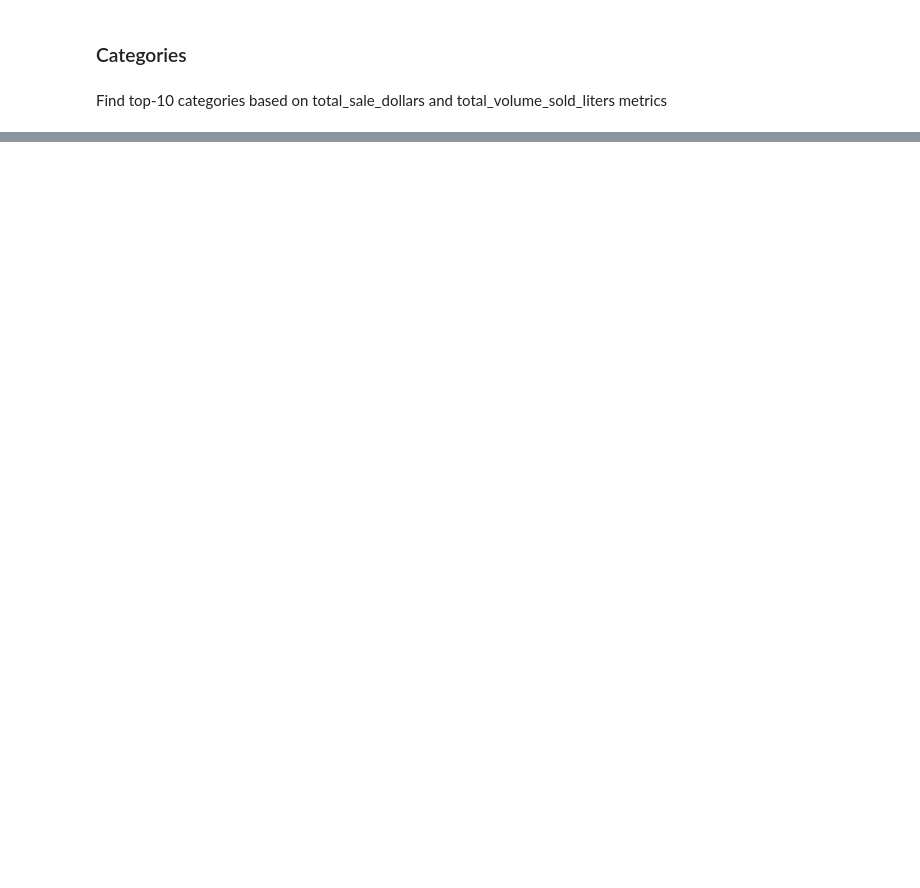
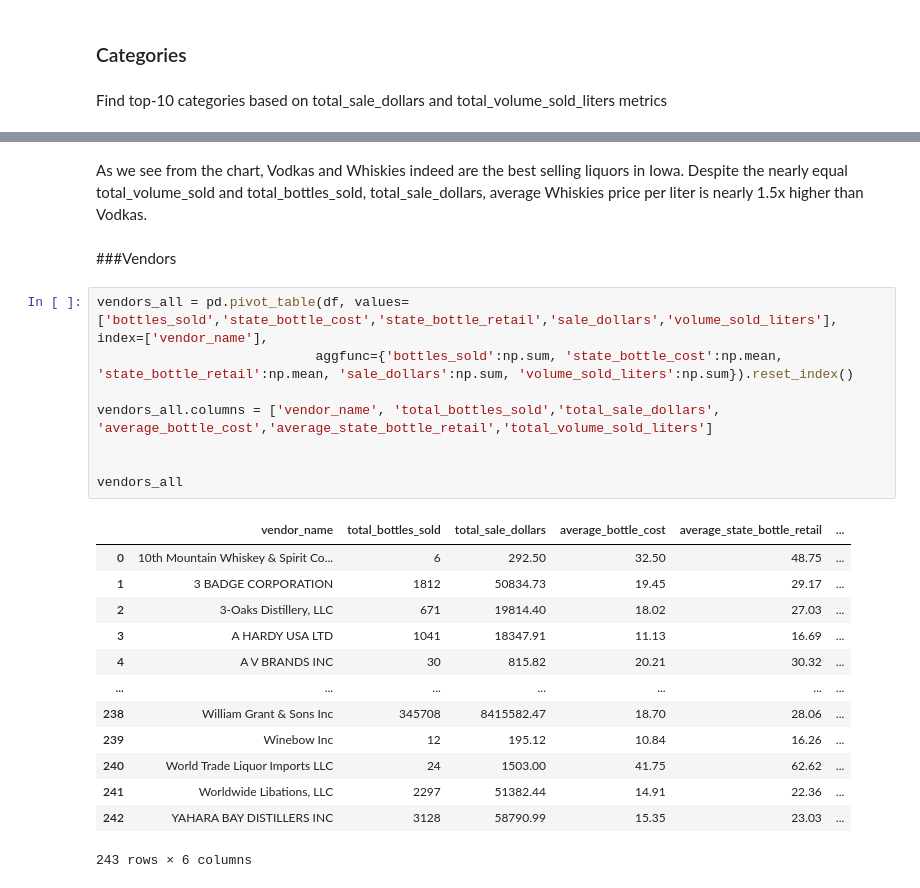
Before and after one commit to polesh21/iowa_liquor_sales, a Jupyter notebook: EDA_iowa.ipynb, the cells around one changed output, grey strips where cells are left out. Drawn from its saved outputs; the diff is of its cells as text; blank space fills up the shorter version.

```diff
--- a/EDA_iowa.ipynb
+++ b/EDA_iowa.ipynb
@@ -346,0 +455,26 @@ Find top-10 categories based on total_sale_dollars and total_volume_sold_liters
+# %% [markdown]
+As we see from the chart, Vodkas and Whiskies indeed are the best selling liquors in Iowa. Despite the nearly equal total_volume_sold and total_bottles_sold, total_sale_dollars, average Whiskies price per liter is nearly 1.5x higher than Vodkas.
+# %% [markdown]
+###Vendors
+# %%
+vendors_all = pd.pivot_table(df, values=['bottles_sold','state_bottle_cost','state_bottle_retail','sale_dollars','volume_sold_liters'], index=['vendor_name'],
+                            aggfunc={'bottles_sold':np.sum, 'state_bottle_cost':np.mean, 'state_bottle_retail':np.mean, 'sale_dollars':np.sum, 'volume_sold_liters':np.sum}).reset_index()
+
+vendors_all.columns = ['vendor_name', 'total_bottles_sold','total_sale_dollars', 'average_bottle_cost','average_state_bottle_retail','total_volume_sold_liters']
+
+
+vendors_all
+# %% [output]
+|  | vendor_name | total_bottles_sold | total_sale_dollars | average_bottle_cost | average_state_bottle_retail | ... |
+| 0 | 10th Mountain Whiskey & Spirit Co... | 6 | 292.50 | 32.50 | 48.75 | ... |
+| 1 | 3 BADGE CORPORATION | 1812 | 50834.73 | 19.45 | 29.17 | ... |
+| 2 | 3-Oaks Distillery, LLC | 671 | 19814.40 | 18.02 | 27.03 | ... |
+| 3 | A HARDY USA LTD | 1041 | 18347.91 | 11.13 | 16.69 | ... |
+| 4 | A V BRANDS INC | 30 | 815.82 | 20.21 | 30.32 | ... |
+| ... | ... | ... | ... | ... | ... | ... |
+| 238 | William Grant & Sons Inc | 345708 | 8415582.47 | 18.70 | 28.06 | ... |
+| 239 | Winebow Inc | 12 | 195.12 | 10.84 | 16.26 | ... |
+| 240 | World Trade Liquor Imports LLC | 24 | 1503.00 | 41.75 | 62.62 | ... |
+| 241 | Worldwide Libations, LLC | 2297 | 51382.44 | 14.91 | 22.36 | ... |
+| 242 | YAHARA BAY DISTILLERS INC | 3128 | 58790.99 | 15.35 | 23.03 | ... |
+243 rows × 6 columns
```
Also changed, not shown: parts of 24 cells of this notebook.
